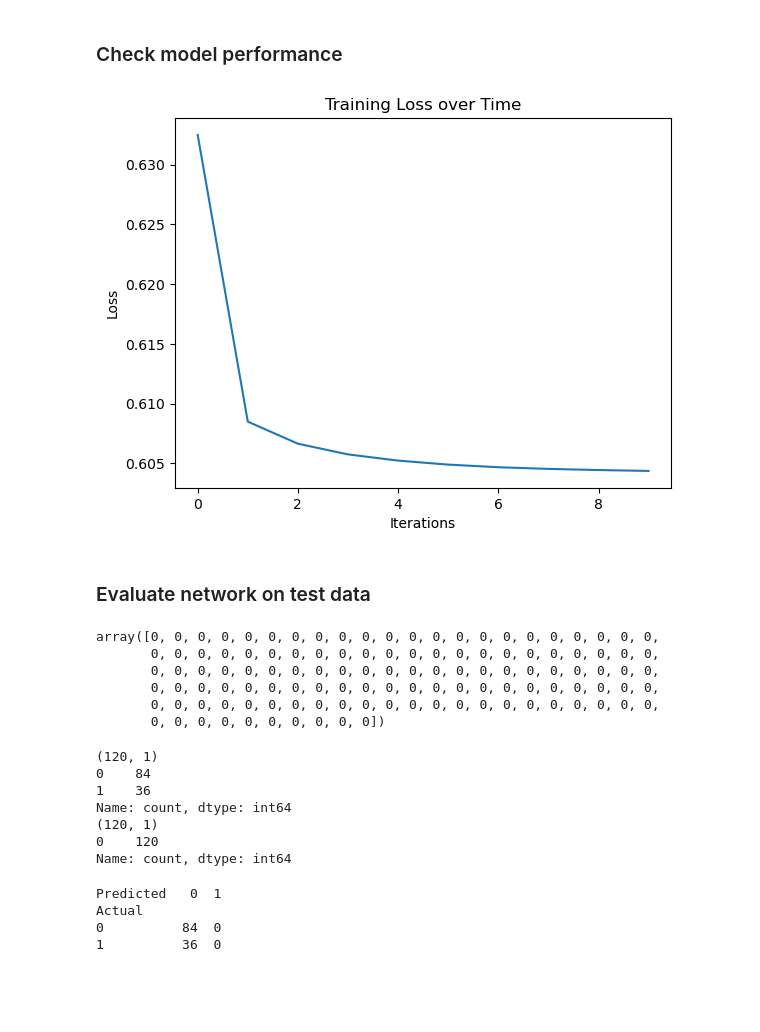
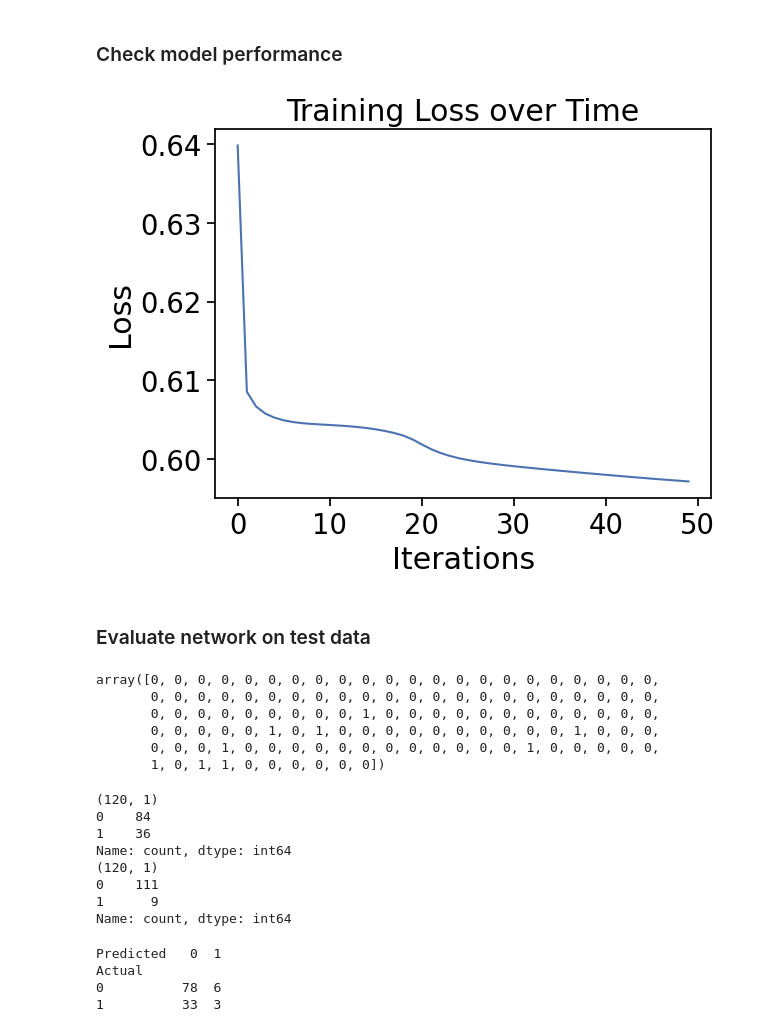
Before and after one commit to Liliu000/APE_part2, a Jupyter notebook: Admisions-Modular.ipynb, the cells around one changed output. Saved outputs shown, nothing was run; the diff lists cells and outputs as text; code cells hidden in the pictures; blank space fills up the shorter version.

```diff
--- a/Admisions-Modular.ipynb
+++ b/Admisions-Modular.ipynb
@@ -556,7 +558,7 @@ my_params
 # %%
 learning_rate = 0.01
 batch_size = 10
-epochs = 1000
+epochs = 5000
 loss_history = []  # Store errors during training
 # %%
 print(X_train.shape)
@@ -591,15 +600,17 @@ Epoch 900, Loss: 0.6044
 # %% [markdown]
 ### Check model performance
+# %%
+def plot_loss_history(loss_history):
+    plt.plot(loss_history)
+    plt.xlabel("Iterations")
+    plt.ylabel("Loss")
+    plt.title("Training Loss over Time")
+    plt.show()
 # %%
-import matplotlib.pyplot as plt
 
-plt.plot(loss_history)
-plt.xlabel("Iterations")
-plt.ylabel("Loss")
-plt.title("Training Loss over Time")
-plt.show()
+plot_loss_history(loss_history)
 # %% [output]
-[figure, old version]
+[figure, new version]
 # %% [markdown]
 ### Evaluate network on test data
 # %%
@@ -624,10 +635,10 @@ y_pred.flatten()
 # %% [output]
 array([0, 0, 0, 0, 0, 0, 0, 0, 0, 0, 0, 0, 0, 0, 0, 0, 0, 0, 0, 0, 0, 0,
        0, 0, 0, 0, 0, 0, 0, 0, 0, 0, 0, 0, 0, 0, 0, 0, 0, 0, 0, 0, 0, 0,
-       0, 0, 0, 0, 0, 0, 0, 0, 0, 0, 0, 0, 0, 0, 0, 0, 0, 0, 0, 0, 0, 0,
-       0, 0, 0, 0, 0, 0, 0, 0, 0, 0, 0, 0, 0, 0, 0, 0, 0, 0, 0, 0, 0, 0,
-       0, 0, 0, 0, 0, 0, 0, 0, 0, 0, 0, 0, 0, 0, 0, 0, 0, 0, 0, 0, 0, 0,
-       0, 0, 0, 0, 0, 0, 0, 0, 0, 0])
+       0, 0, 0, 0, 0, 0, 0, 0, 0, 1, 0, 0, 0, 0, 0, 0, 0, 0, 0, 0, 0, 0,
+       0, 0, 0, 0, 0, 1, 0, 1, 0, 0, 0, 0, 0, 0, 0, 0, 0, 0, 1, 0, 0, 0,
+       0, 0, 0, 1, 0, 0, 0, 0, 0, 0, 0, 0, 0, 0, 0, 0, 1, 0, 0, 0, 0, 0,
+       1, 0, 1, 1, 0, 0, 0, 0, 0, 0])
 # %%
 
 print(y_test.shape)
@@ -641,7 +652,8 @@ print(pd.Series(y_pred.flatten()).value_counts())
 1    36
 Name: count, dtype: int64
 (120, 1)
-0    120
+0    111
+1      9
 Name: count, dtype: int64
 # %%
 actual = pd.Categorical(y_test.flatten(), categories=[0, 1])
@@ -653,6 +665,6 @@ print(ct)
 # %% [output]
 Predicted   0  1
 Actual
-0          84  0
-1          36  0
+0          78  6
+1          33  3
 # %%
```
Also changed, not shown: parts of 15 cells of this notebook.
